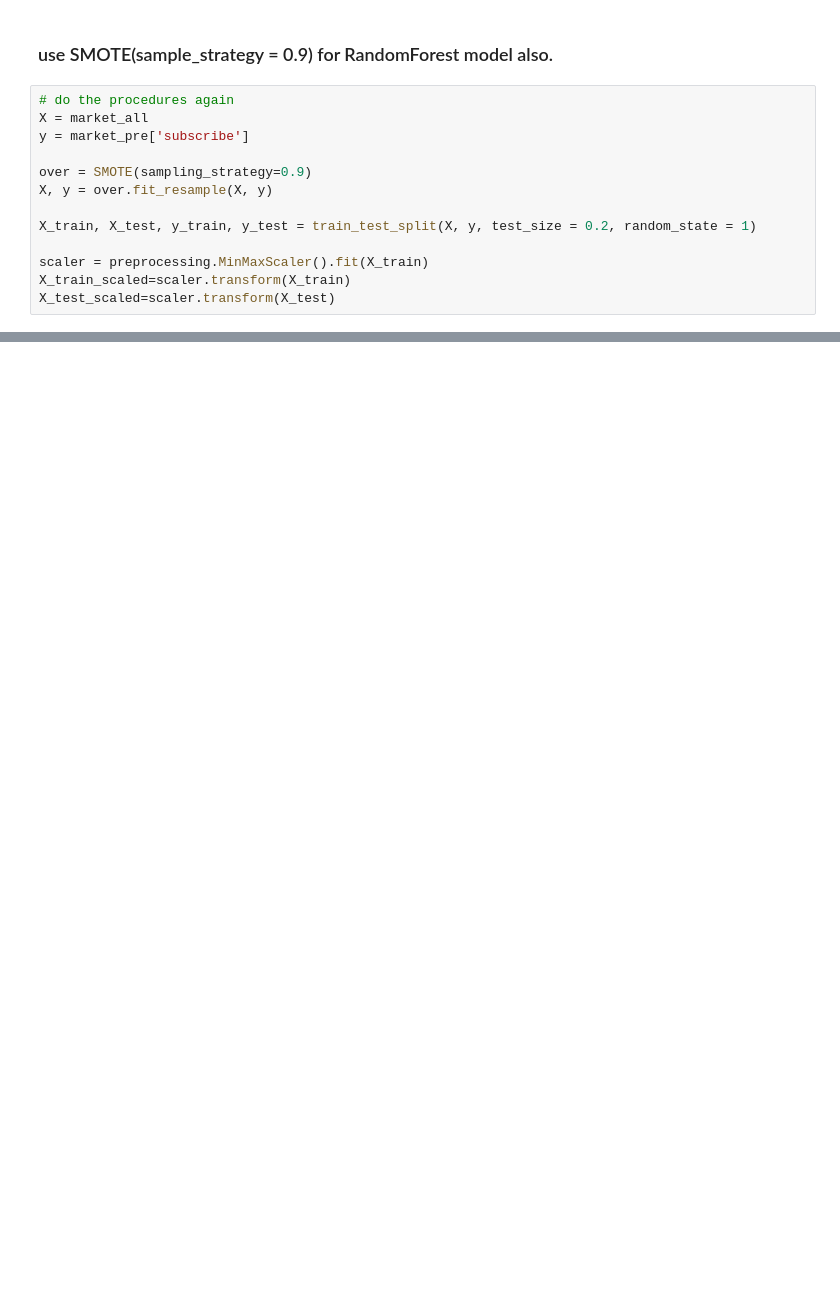
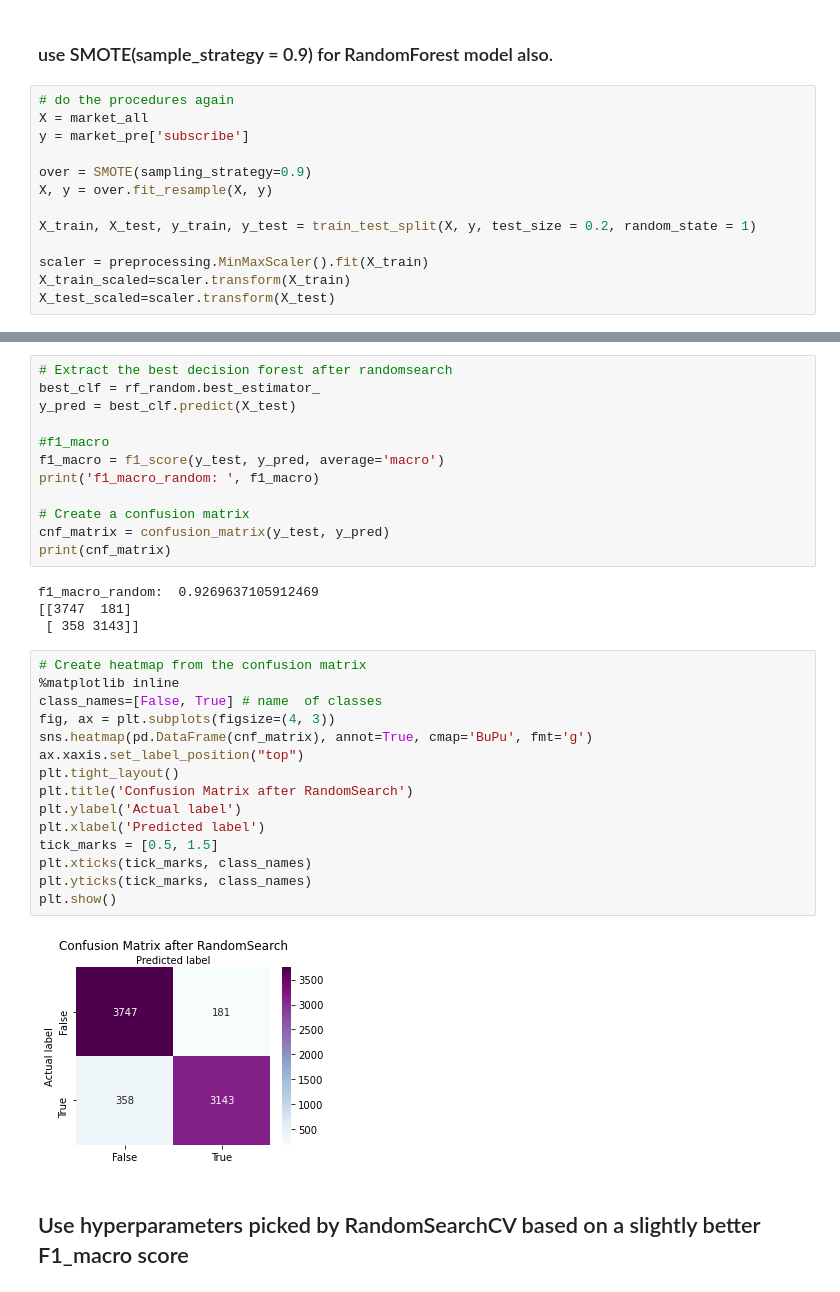
Before and after one commit to mengyanl/DirectMarketing, a Jupyter notebook: NoteBook/Preprocessing.ipynb, the cells around one changed output, grey strips where cells are left out. Cells and saved outputs as stored; diff of their text form; blank space fills up the shorter version.

```diff
--- a/NoteBook/Preprocessing.ipynb
+++ b/NoteBook/Preprocessing.ipynb
@@ -308,0 +370,35 @@ plt.show()
+# %%
+# Extract the best decision forest after randomsearch
+best_clf = rf_random.best_estimator_
+y_pred = best_clf.predict(X_test)
+
+#f1_macro
+f1_macro = f1_score(y_test, y_pred, average='macro')
+print('f1_macro_random: ', f1_macro)
+
+# Create a confusion matrix
+cnf_matrix = confusion_matrix(y_test, y_pred)
+print(cnf_matrix)
+# %% [output]
+f1_macro_random:  0.9269637105912469
+[[3747  181]
+ [ 358 3143]]
+# %%
+# Create heatmap from the confusion matrix
+%matplotlib inline
+class_names=[False, True] # name  of classes
+fig, ax = plt.subplots(figsize=(4, 3))
+sns.heatmap(pd.DataFrame(cnf_matrix), annot=True, cmap='BuPu', fmt='g')
+ax.xaxis.set_label_position("top")
+plt.tight_layout()
+plt.title('Confusion Matrix after RandomSearch')
+plt.ylabel('Actual label')
+plt.xlabel('Predicted label')
+tick_marks = [0.5, 1.5]
+plt.xticks(tick_marks, class_names)
+plt.yticks(tick_marks, class_names)
+plt.show()
+# %% [output]
+[figure, added]
+# %% [markdown]
+## Use hyperparameters picked by RandomSearchCV based on a slightly better F1_macro score
```
Also changed, not shown: parts of 13 cells of this notebook, 3 other files.
